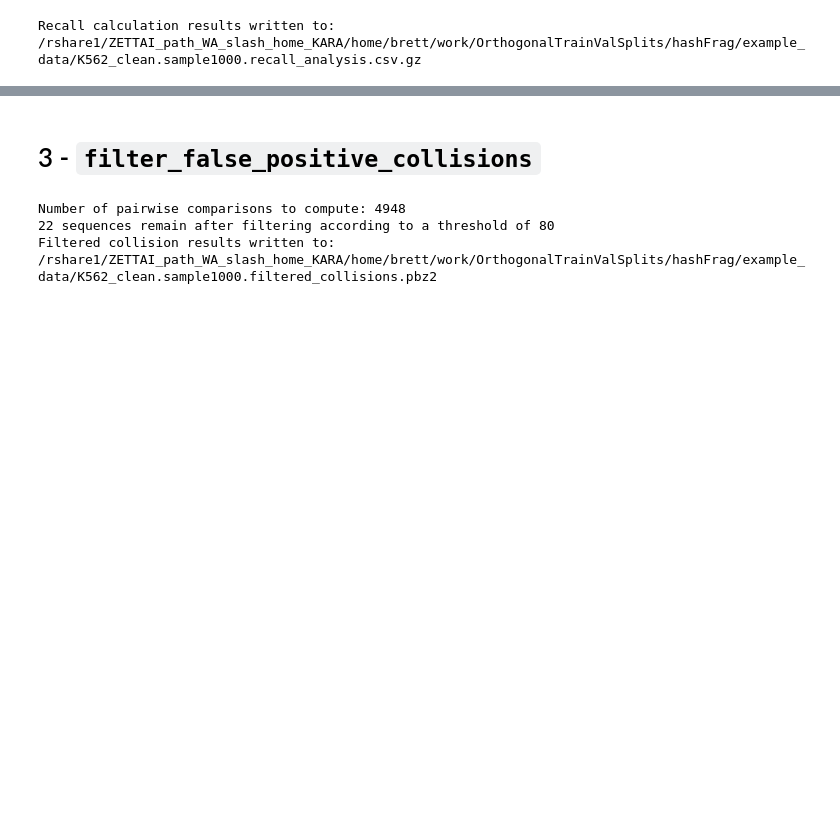
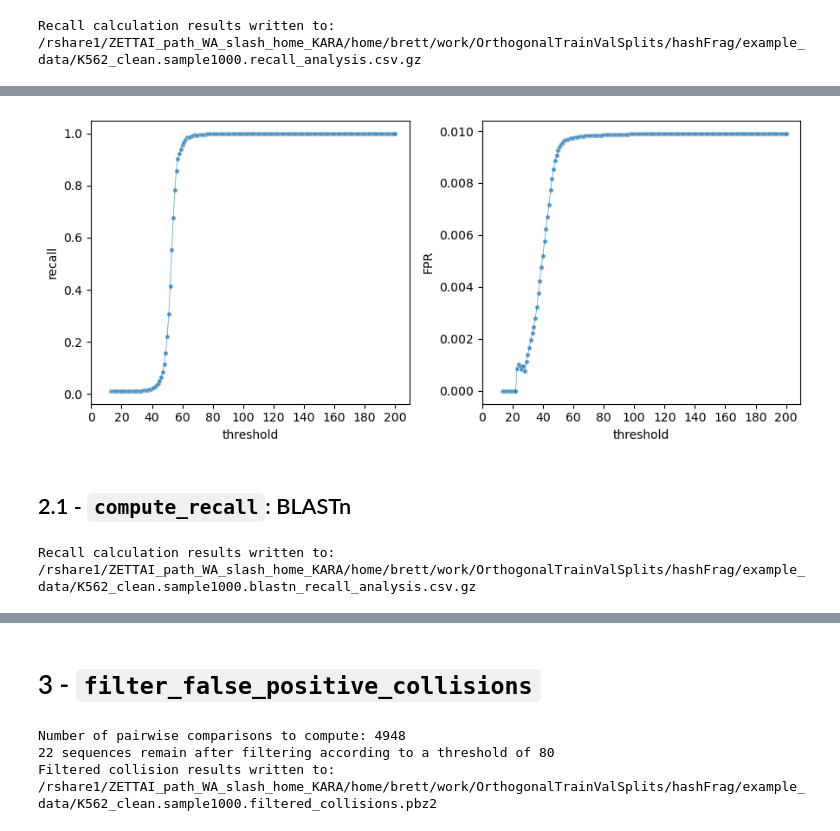
Before and after one commit to de-Boer-Lab/hashFrag, a Jupyter notebook: tutorial_brief.ipynb, the cells around one changed output, grey strips where cells are left out. Drawn from its saved outputs; the diff is of its cells as text; code cells hidden in the pictures; blank space fills up the shorter version.

```diff
--- a/tutorial_brief.ipynb
+++ b/tutorial_brief.ipynb
@@ -83,0 +108,25 @@ print(recall_df.shape)
+# %%
+fig,axes = plt.subplots(1,2,figsize=(9,4))
+sns.lineplot(recall_df,x="threshold",y="recall",ax=axes[0],alpha=0.75,linewidth=0.5)
+sns.scatterplot(recall_df,x="threshold",y="recall",ax=axes[0],alpha=0.75,linewidth=0.5,s=15)
+axes[0].set_xticks(np.arange(0,220,20))
+
+sns.lineplot(recall_df,x="threshold",y="FPR",ax=axes[1],alpha=0.75,linewidth=0.5)
+sns.scatterplot(recall_df,x="threshold",y="FPR",ax=axes[1],alpha=0.75,linewidth=0.5,s=15)
+axes[1].set_xticks(np.arange(0,220,20))
+plt.tight_layout()
+plt.show()
+# %% [output]
+[figure, added]
+# %% [markdown]
+## 2.1 - `compute_recall`: BLASTn
+# %%
+%%bash
+
+COLLISIONS_PATH=$PWD/example_data/K562_clean.sample1000.blastn_collisions.pbz2
+SCORE_MATRIX_PATH=$PWD/example_data/K562_clean.sample1000.score_matrix.csv.gz
+OUTPUT_PATH=$PWD/example_data/K562_clean.sample1000.blastn_recall_analysis.csv.gz
+
+./src/hashFrag compute_recall -c $COLLISIONS_PATH -d $SCORE_MATRIX_PATH -s 1 -o $OUTPUT_PATH
+# %% [output]
+Recall calculation results written to: /rshare1/ZETTAI_path_WA_slash_home_KARA/home/brett/work/OrthogonalTrainValSplits/hashFrag/example_data/K562_clean.sample1000.blastn_recall_analysis.csv.gz
```
Also changed, not shown: parts of 9 cells of this notebook, 4 other files.
